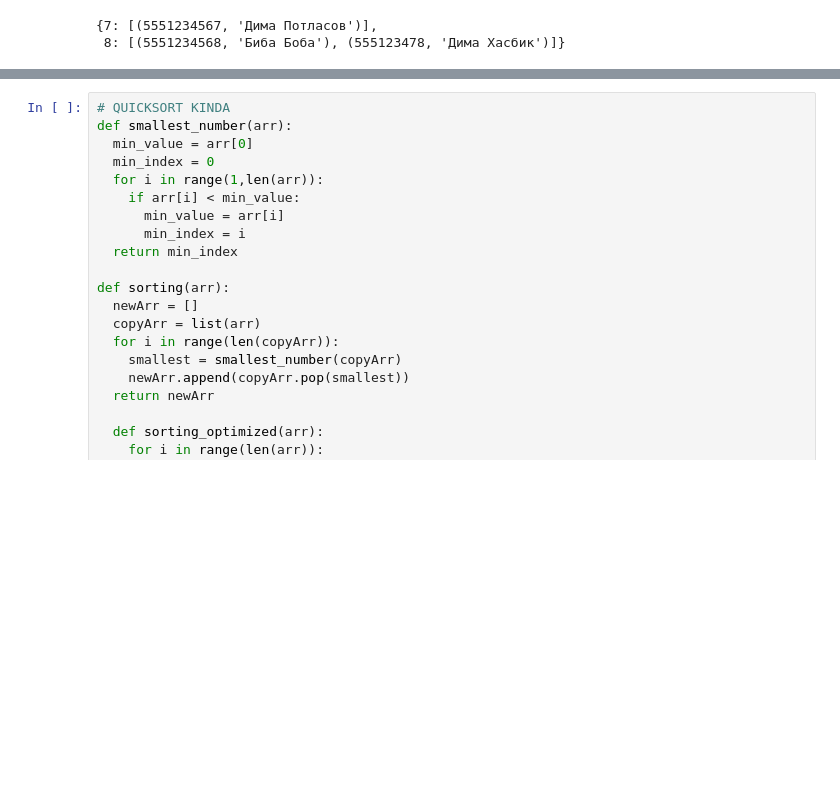
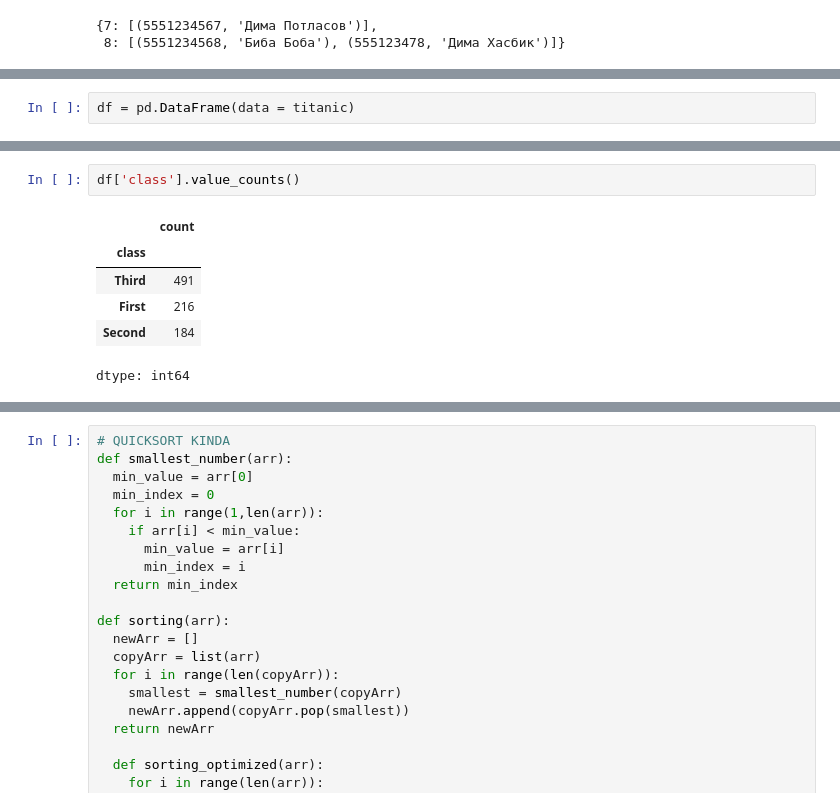
Before and after one commit to valeraboyko2002/test, a Jupyter notebook: data_structure_and_algorithms.ipynb, the cells around one changed output, grey strips where cells are left out. Saved outputs shown, nothing was run; the diff lists cells and outputs as text; blank space fills up the shorter version.

```diff
--- a/data_structure_and_algorithms.ipynb
+++ b/data_structure_and_algorithms.ipynb
@@ -813,0 +834,2 @@ hash_map
+# %%
+df = pd.DataFrame(data = titanic)
@@ -813,0 +852,9 @@ hash_map
+# %%
+df['class'].value_counts()
+# %% [output]
+|  | count |
+| class |  |
+| Third | 491 |
+| First | 216 |
+| Second | 184 |
+dtype: int64
```
Also changed, not shown: parts of 23 cells of this notebook.
